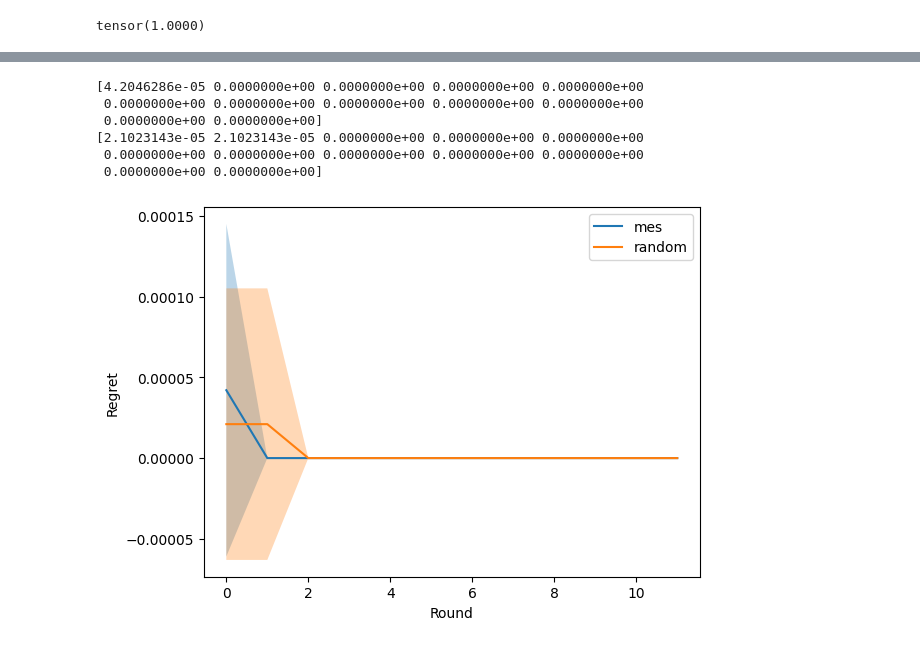
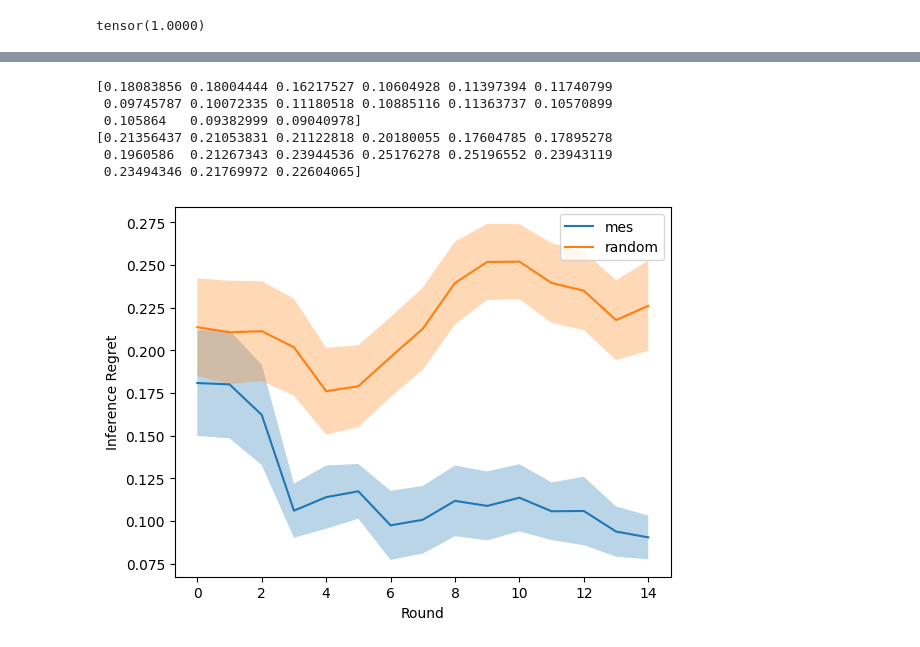
Before and after one commit to Mengyanz/deconditional-downscaling, a Jupyter notebook: simulation.ipynb, the cells around one changed output, grey strips where cells are left out. Saved outputs shown, nothing was run; the diff lists cells and outputs as text; code cells hidden in the pictures.

Commit message:
add env, update results with bigger init size

```diff
--- a/simulation.ipynb
+++ b/simulation.ipynb
@@ -244,12 +265,13 @@ def g_oracle(y, a=0.1,b=4,c=2,d=0, sigma=0.01):
 
 x_space = torch.tensor(np.linspace(1e-5,1-1e-5,100)).float() # np.linspace(1e-5,1-1e-5,100)
 y_space = torch.tensor(np.linspace(1e-5,1-1e-5,100)).float() # np.linspace(1e-5,1-1e-5,100)
-init_y_size = 3
-num_round = 15
-num_repeat = 5
+init_y_size = 15
+num_round = 30
+num_repeat = 10
 random_seeds = np.random.uniform(0,100, num_repeat)
 
 pos_best_dict = {}
+z_rewards_dict = {}
 
 xs = torch.from_numpy(xs).float()
 ys = torch.from_numpy(ys).float()
@@ -256,5 +281,7 @@ ys = torch.from_numpy(ys).float()
 # %%
 # num_repeat = 1
 agent_mes = MES(dataset1=[xs, ys], init_y_recs_size = init_y_size, y_space=y_space, x_space=x_space, f_oracle=func, g_oracle=g_oracle,num_round=num_round, num_repeat = num_repeat, cdf_dir='experiments/swiss_roll/config/exact_cmp.yaml', dump_dir='result/mes/', random_seeds=random_seeds, maximize=True)
-pos_best_dict['mes'] = agent_mes.simulation()
+pos_best_mes, z_rewards_mes = agent_mes.simulation()
+pos_best_dict['mes'] = pos_best_mes
+z_rewards_dict['mes'] = z_rewards_mes
 # %% [output]
@@ -284,5 +308,7 @@ log_pdf_fm:  torch.Size([1, 128, 100, 1])
 # pos_best_dict['ucb'] = agent_ucb.simulation()
 # %%
 agent_random = BayesOpt_Random(dataset1=[xs, ys], init_y_recs_size = init_y_size, y_space=y_space, x_space=x_space, f_oracle=func, g_oracle=g_oracle,num_round=num_round, num_repeat = num_repeat, cdf_dir='experiments/swiss_roll/config/exact_cmp_mz.yaml', dump_dir='result/random/', random_seeds=random_seeds)
-pos_best_dict['random']= agent_random.simulation()
+pos_best_random, z_rewards_random = agent_random.simulation()
+pos_best_dict['random'] = pos_best_random
+z_rewards_dict['random'] = z_rewards_random
 # %% [output]
@@ -311,24 +330,25 @@ plt.hist(agent_random.y_recs)
 # %%
-def evalaution(pos_best_dict):
-    # plt.plot(range(self.n), self.z_rewards[self.init_y_recs_size:], '.', label = 'z rewards')
+def plot_regret(pos_best_dict, title='Inference Regret'):
     for name, pos_bests in pos_best_dict.items():
-        opt = np.min(func(x_space.numpy()))
+        # if name != 'ucb':
+        opt = np.max(func(x_space.numpy()))
         regret_mean =np.abs(opt - pos_bests).mean(axis=0)
         print(regret_mean)
         regret_std =np.abs(opt - pos_bests).std(axis=0)
         # print(regret_mean)
         plt.plot(range(len(regret_mean)), regret_mean, label = name)
-        plt.fill_between(range(len(regret_mean)), regret_mean - 2 * regret_std, regret_mean + 2 * regret_std, alpha = 0.3)
+        plt.fill_between(range(len(regret_mean)), regret_mean - 2/10.0 * regret_std, regret_mean + 2/10.0 * regret_std, alpha = 0.3)
     plt.legend()
+    # plt.ylim(0, 0.25)
     plt.xlabel('Round')
-    plt.ylabel('Regret')
+    plt.ylabel(title)
 # %%
-evalaution(pos_best_dict)
+plot_regret(pos_best_dict)
 # %% [output]
-[4.2046286e-05 0.0000000e+00 0.0000000e+00 0.0000000e+00 0.0000000e+00
- 0.0000000e+00 0.0000000e+00 0.0000000e+00 0.0000000e+00 0.0000000e+00
- 0.0000000e+00 0.0000000e+00]
-[2.1023143e-05 2.1023143e-05 0.0000000e+00 0.0000000e+00 0.0000000e+00
- 0.0000000e+00 0.0000000e+00 0.0000000e+00 0.0000000e+00 0.0000000e+00
- 0.0000000e+00 0.0000000e+00]
+[0.18083856 0.18004444 0.16217527 0.10604928 0.11397394 0.11740799
+ 0.09745787 0.10072335 0.11180518 0.10885116 0.11363737 0.10570899
+ 0.105864   0.09382999 0.09040978]
+[0.21356437 0.21053831 0.21122818 0.20180055 0.17604785 0.17895278
+ 0.1960586  0.21267343 0.23944536 0.25176278 0.25196552 0.23943119
+ 0.23494346 0.21769972 0.22604065]
-[figure, old version]
+[figure, new version]
```
Also changed, not shown: parts of 21 cells of this notebook, 5 other files.
